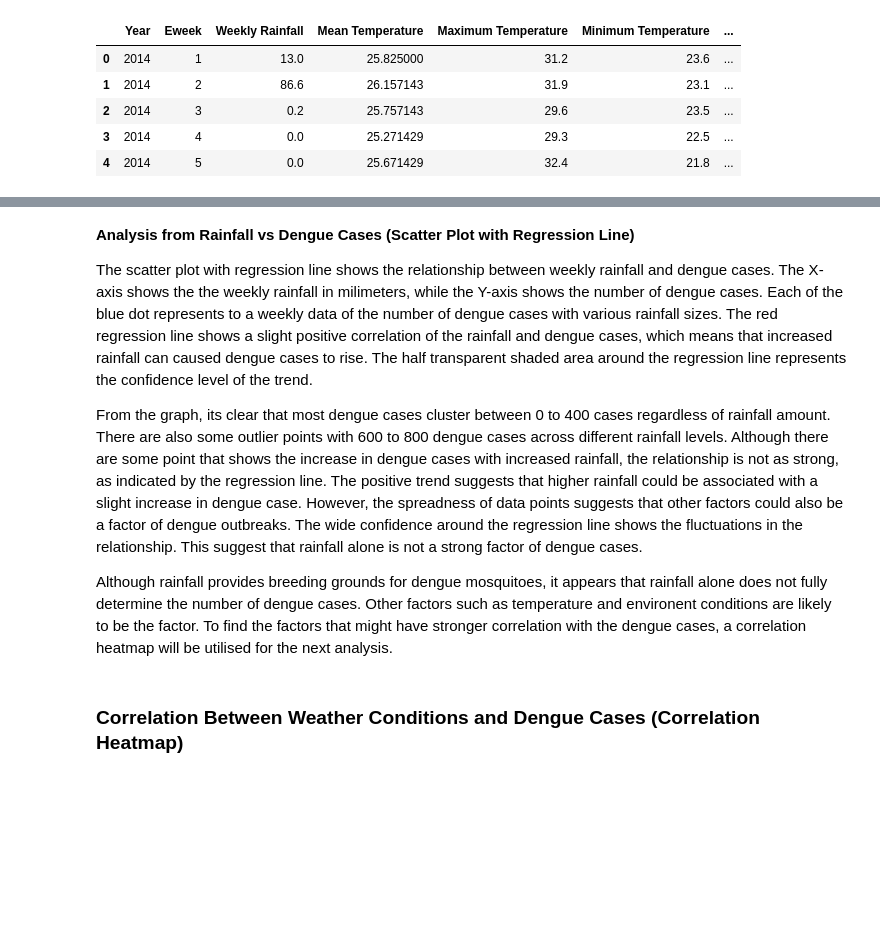
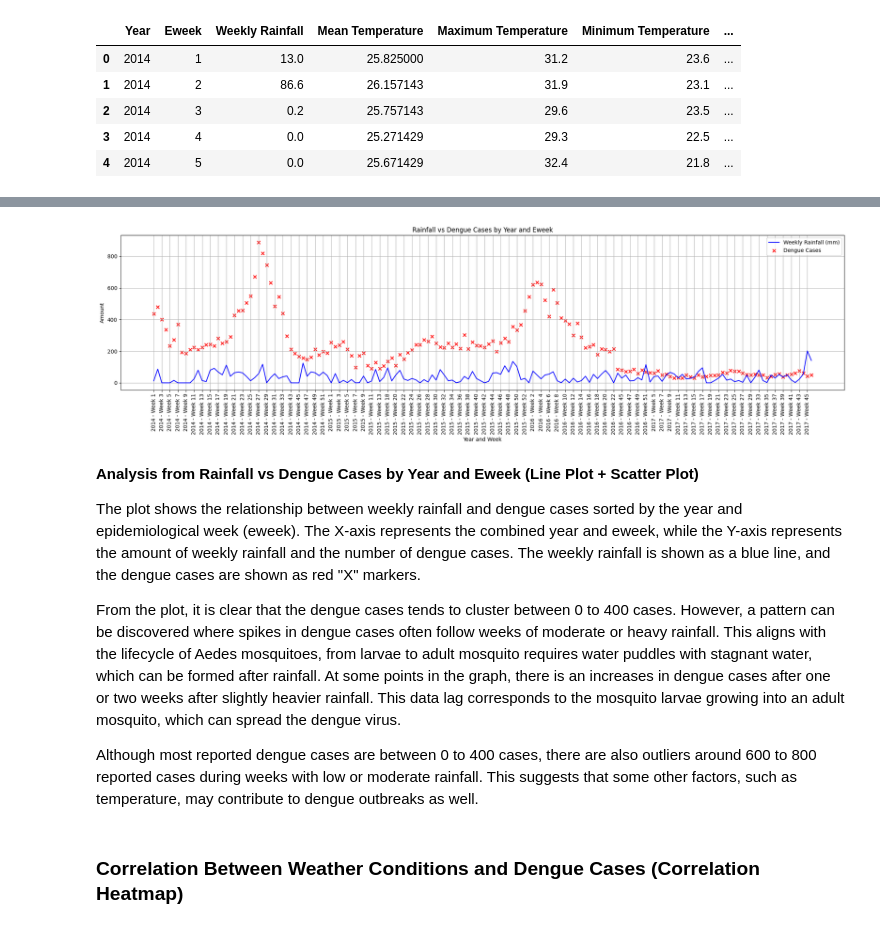
Before and after one commit to Jx1126/ds-midterm, a Jupyter notebook: midterm.ipynb, the cells around one changed output, grey strips where cells are left out. Cells and saved outputs as stored; diff of their text form; code cells hidden in the pictures; blank space fills up the shorter version.

Commit message:
Partially completely Task 6. Also changed the first graph in Task 5 as well as modified the analysis for the Task 5 grpahs.

```diff
--- a/midterm.ipynb
+++ b/midterm.ipynb
@@ -432,11 +416,40 @@ plt.show()
-# %% [markdown]
-**Analysis from Rainfall vs Dengue Cases (Scatter Plot with Regression Line)**
-
-The scatter plot with regression line shows the relationship between weekly rainfall and dengue cases. The X-axis shows the the weekly rainfall in milimeters, while the Y-axis shows the number of dengue cases. Each of the blue dot represents to a weekly data of the number of dengue cases with various rainfall sizes. The red regression line shows a slight positive correlation of the rainfall and dengue cases, which means that increased rainfall can caused dengue cases to rise. The half transparent shaded area around the regression line represents the confidence level of the trend.
-
-From the graph, its clear that most dengue cases cluster between 0 to 400 cases regardless of rainfall amount. There are also some outlier points with 600 to 800 dengue cases across different rainfall levels. Although there are some point that shows the increase in dengue cases with increased rainfall, the relationship is not as strong, as indicated by the regression line. The positive trend suggests that higher rainfall could be associated with a slight increase in dengue case. However, the spreadness of data points suggests that other factors could also be a factor of dengue outbreaks. The wide confidence around the regression line shows the fluctuations in the relationship. This suggest that rainfall alone is not a strong factor of dengue cases.
-
-Although rainfall provides breeding grounds for dengue mosquitoes, it appears that rainfall alone does not fully determine the number of dengue cases. Other factors such as temperature and environent conditions are likely to be the factor. To find the factors that might have stronger correlation with the dengue cases, a correlation heatmap will be utilised for the next analysis.
+# %%
+# New column to show the year and Eweek together
+merged_data['Year Eweek'] = merged_data['Year'].astype(str) + ' - Week ' + merged_data['Eweek'].astype(str)
+
+plt.figure(figsize = (20, 6))
+
+# Plot the weekly rainfall as a line using Seaborn's lineplot
+sns.lineplot(x = 'Year Eweek', y = 'Weekly Rainfall', data = merged_data, label = 'Weekly Rainfall (mm)', color = 'blue', linewidth = 1.5)
+
+# Plot the dengue cases using Seaborn's scatterplot
+sns.scatterplot(x = 'Year Eweek', y = 'Dengue Cases', data = merged_data, label = 'Dengue Cases', color = 'red', marker = 'x', linewidth = 1.5)
+
+# Reference: https://stackoverflow.com/a/49851245
+tick_step = 2
+plt.xticks(range(0, len(merged_data), tick_step), merged_data['Year Eweek'][::tick_step])
+
+# Graph properties
+plt.title('Rainfall vs Dengue Cases by Year and Eweek')
+plt.xlabel('Year and Week')
+plt.ylabel('Amount')
+plt.xticks(rotation = 90)
+plt.grid()
+plt.legend()
+
+
+plt.tight_layout()
+plt.show()
+# %% [output]
+[figure, added]
+# %% [markdown]
+**Analysis from Rainfall vs Dengue Cases by Year and Eweek (Line Plot + Scatter Plot)**
+
+The plot shows the relationship between weekly rainfall and dengue cases sorted by the year and epidemiological week (eweek). The X-axis represents the combined year and eweek, while the Y-axis represents the amount of weekly rainfall and the number of dengue cases. The weekly rainfall is shown as a blue line, and the dengue cases are shown as red "X" markers.
+
+From the plot, it is clear that the dengue cases tends to cluster between 0 to 400 cases. However, a pattern can be discovered where spikes in dengue cases often follow weeks of moderate or heavy rainfall. This aligns with the lifecycle of Aedes mosquitoes, from larvae to adult mosquito requires water puddles with stagnant water, which can be formed after rainfall. At some points in the graph, there is an increases in dengue cases after one or two weeks after slightly heavier rainfall. This data lag corresponds to the mosquito larvae growing into an adult mosquito, which can spread the dengue virus.
+
+Although most reported dengue cases are between 0 to 400 cases, there are also outliers around 600 to 800 reported cases during weeks with low or moderate rainfall. This suggests that some other factors, such as temperature, may contribute to dengue outbreaks as well.
 # %% [markdown]
 ### Correlation Between Weather Conditions and Dengue Cases (Correlation Heatmap)
 # %%
```
Also changed, not shown: parts of 18 cells of this notebook.
